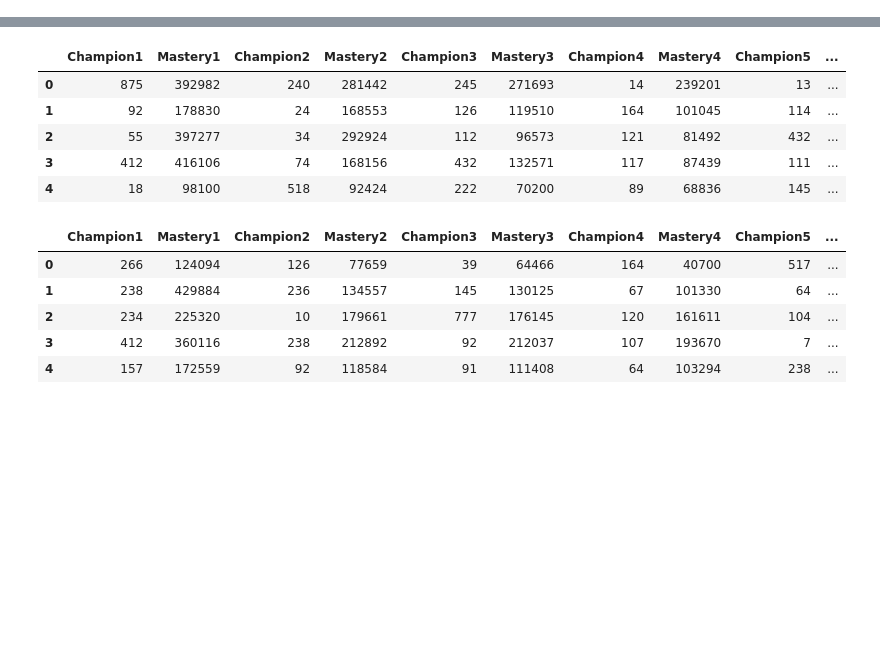
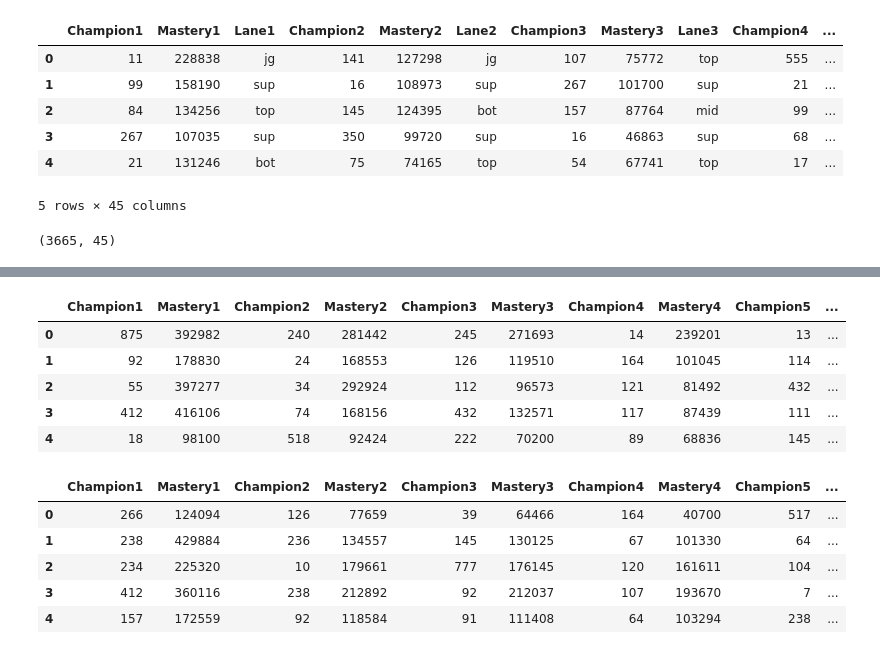
Before and after one commit to Ethan-Shapiro/Tiger-Graph-LoL-Champion-Recommender, a Jupyter notebook: data_prep.ipynb, the cells around one changed output, grey strips where cells are left out. Drawn from its saved outputs; the diff is of its cells as text; code cells hidden in the pictures; blank space fills up the shorter version.

```diff
--- a/data_prep.ipynb
+++ b/data_prep.ipynb
@@ -19,0 +41,15 @@ def get_regional_csvs(region: str):
+# %%
+na_top3_combined = pd.concat(na_top3.values(), axis=0)
+na_top3_combined.head()
+# %% [output]
+|  | Champion1 | Mastery1 | Lane1 | Champion2 | Mastery2 | Lane2 | Champion3 | Mastery3 | Lane3 | Champion4 | ... |
+| 0 | 11 | 228838 | jg | 141 | 127298 | jg | 107 | 75772 | top | 555 | ... |
+| 1 | 99 | 158190 | sup | 16 | 108973 | sup | 267 | 101700 | sup | 21 | ... |
+| 2 | 84 | 134256 | top | 145 | 124395 | bot | 157 | 87764 | mid | 99 | ... |
+| 3 | 267 | 107035 | sup | 350 | 99720 | sup | 16 | 46863 | sup | 68 | ... |
+| 4 | 21 | 131246 | bot | 75 | 74165 | top | 54 | 67741 | top | 17 | ... |
+5 rows × 45 columns
+# %%
+na_top3_combined.shape
+# %% [output]
+(3665, 45)
```
Also changed, not shown: parts of 10 cells of this notebook.
